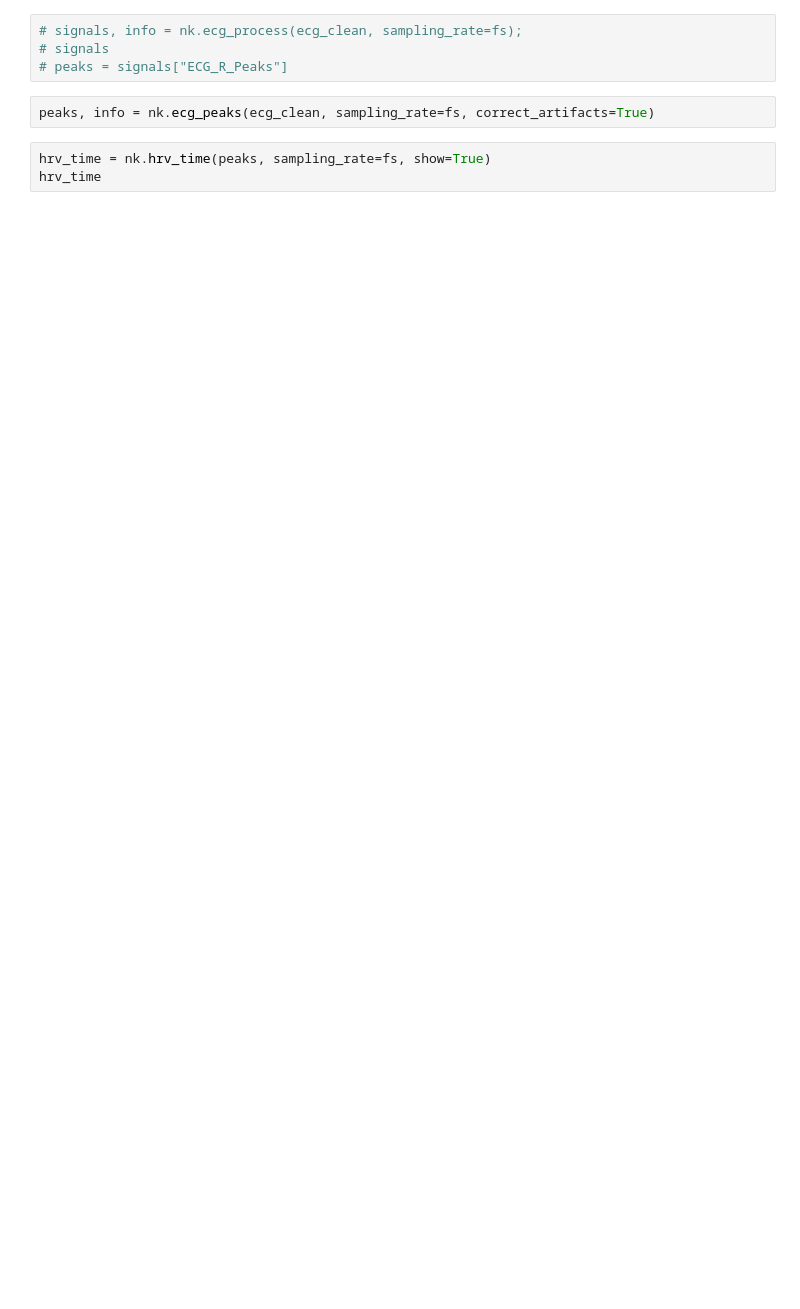
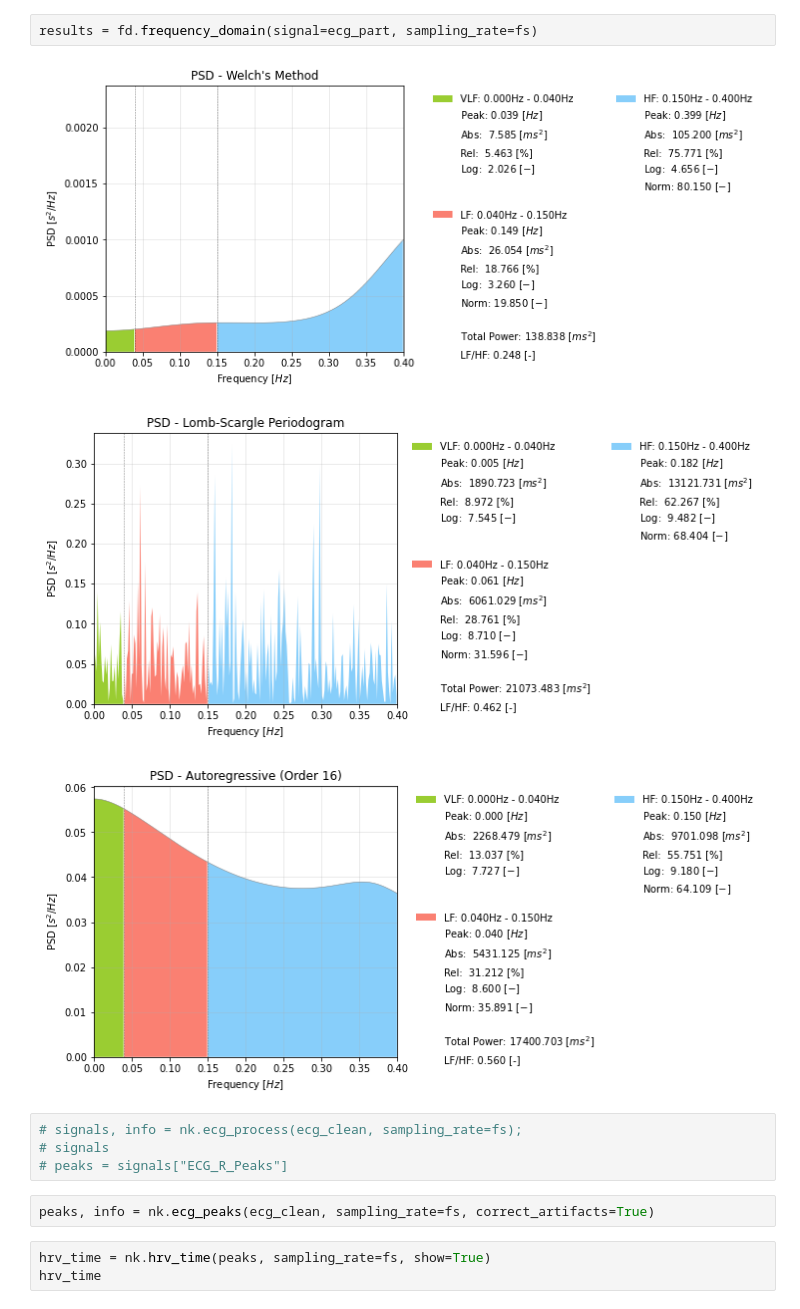
Before and after one commit to narc01eptic/vmsk-2021, a Jupyter notebook: vmsk.ipynb, the cells around one changed output. Drawn from its saved outputs; the diff is of its cells as text; blank space fills up the shorter version.

```diff
--- a/vmsk.ipynb
+++ b/vmsk.ipynb
@@ -68,3 +57,9 @@ Text(0.5, 1.0, 'ECG')
+# %%
+results = fd.frequency_domain(signal=ecg_part, sampling_rate=fs)
+# %% [output]
+[figure, added]
+[figure, added]
+[figure, added]
 # %%
 # signals, info = nk.ecg_process(ecg_clean, sampling_rate=fs);
 # signals
```
Also changed, not shown: parts of 12 cells of this notebook.
